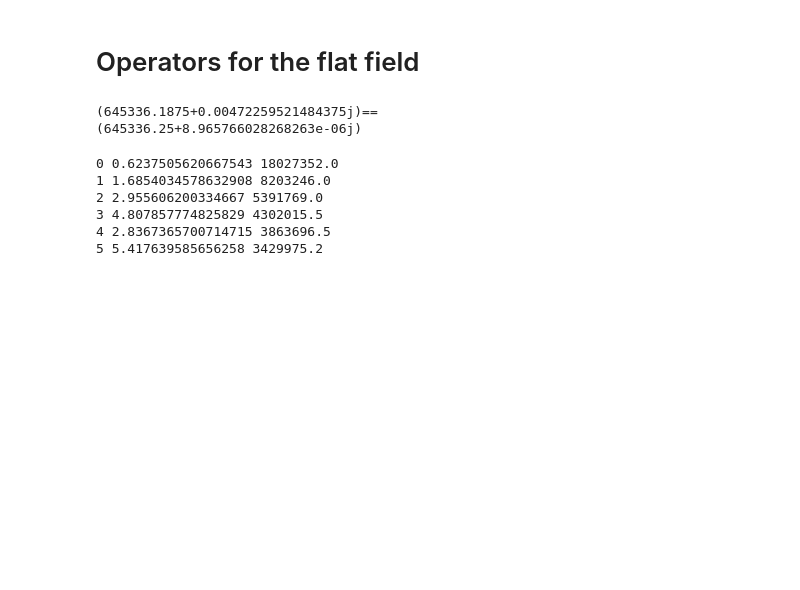
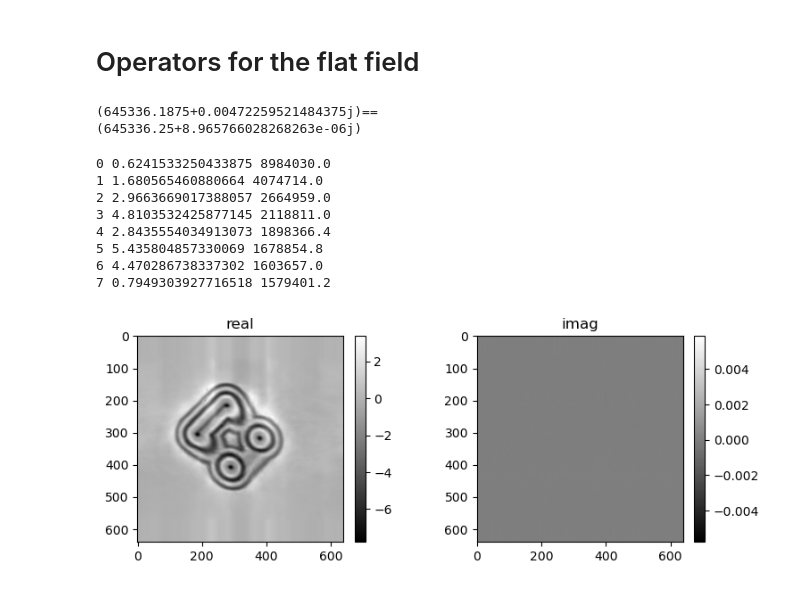
Before and after one commit to nikitinvv/holotomocupy, a Jupyter notebook: coded_apertures/pipeline_ESRF/rec_codes_3d.ipynb, the cells around one changed output. Saved outputs shown, nothing was run; the diff lists cells and outputs as text; code cells hidden in the pictures; blank space fills up the shorter version.

```diff
--- a/coded_apertures/pipeline_ESRF/rec_codes_3d.ipynb
+++ b/coded_apertures/pipeline_ESRF/rec_codes_3d.ipynb
@@ -22,7 +22,7 @@ olefile module not found
 # %%
 n = 512  # object size in each dimension
 
-ntheta = 720  # number of angles (rotations)
+ntheta = 360  # number of angles (rotations)
 noise = 0
 z1c = -19.5e-3
 
@@ -312,20 +317,23 @@ def cg_tomo(data, init, pars):
 # %%
 psirec = np.pad(np.array(recMultiPaganin),((0,0),(ne//2-n//2,ne//2-n//2),(ne//2-n//2,ne//2-n//2)),'edge')
 
 #tomo initial guess
 xi = 1/1j*np.log(psirec).swapaxes(0,1)
 
 urec0 = np.zeros([ne,ne,ne],dtype='complex64')
-pars = {'titer':8, 'gammau':0.5}
+pars = {'titer':8}
 urec0 = cg_tomo(xi,urec0,pars)
 mshow_complex(urec0[:,ne//2,:],show)
 # %% [output]
-0 0.6237505620667543 18027352.0
-1 1.6854034578632908 8203246.0
-2 2.955606200334667 5391769.0
-3 4.807857774825829 4302015.5
-4 2.8367365700714715 3863696.5
-5 5.417639585656258 3429975.2
+0 0.6241533250433875 8984030.0
+1 1.680565460880664 4074714.0
+2 2.9663669017388057 2664959.0
+3 4.8103532425877145 2118811.0
+4 2.8435554034913073 1898366.4
+5 5.435804857330069 1678854.8
+6 4.470286738337302 1603657.0
+7 0.7949303927716518 1579401.2
+[figure, added]
 # %%
 
 def hessian2(Lpsi,Lpsi1,Lpsi2,data):
```
Also changed, not shown: parts of 4 cells of this notebook, 2 other files.
